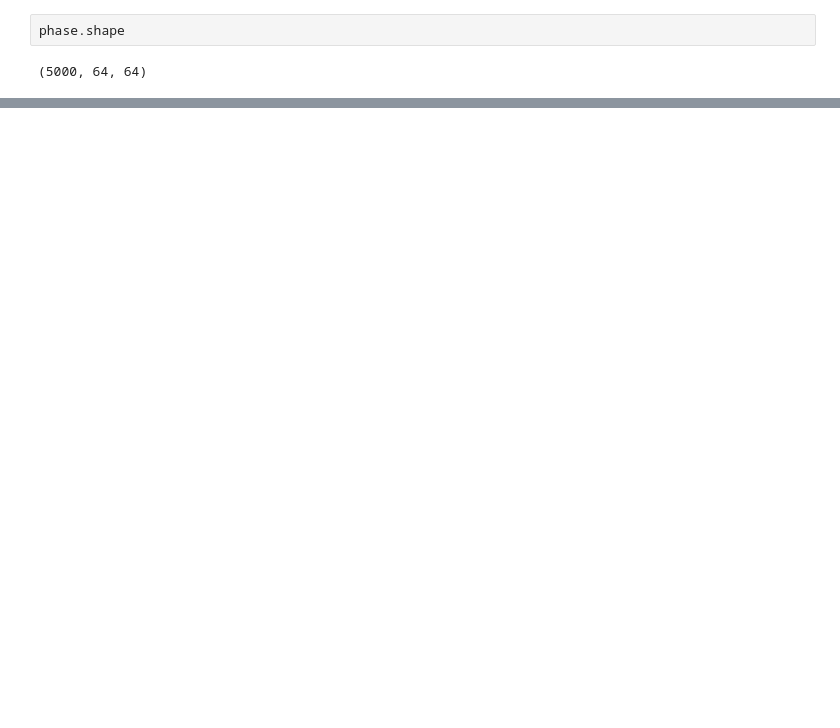
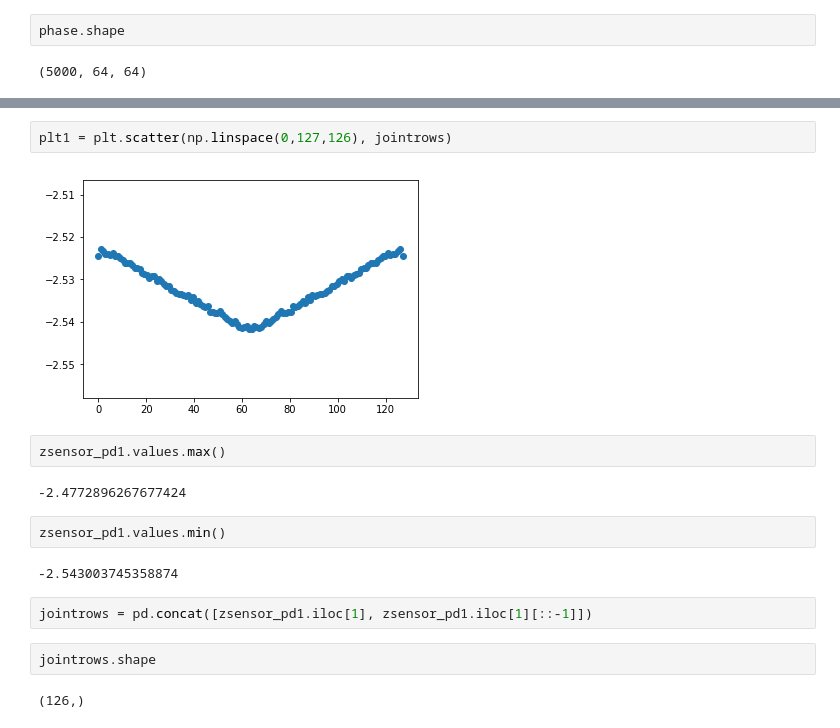
Before and after one commit to EdwardZheng0312/3ddatadiver, a Jupyter notebook: doc/AFM_Explortation.ipynb, the cells around one changed output, grey strips where cells are left out. Saved outputs shown, nothing was run; the diff lists cells and outputs as text; blank space fills up the shorter version.

```diff
--- a/doc/AFM_Explortation.ipynb
+++ b/doc/AFM_Explortation.ipynb
@@ -731,0 +739,18 @@ TypeError: Invalid dimensions for image data
+# %%
+plt1 = plt.scatter(np.linspace(0,127,126), jointrows)
+# %% [output]
+[figure, added]
+# %%
+zsensor_pd1.values.max()
+# %% [output]
+-2.4772896267677424
+# %%
+zsensor_pd1.values.min()
+# %% [output]
+-2.543003745358874
+# %%
+jointrows = pd.concat([zsensor_pd1.iloc[1], zsensor_pd1.iloc[1][::-1]])
+# %%
+jointrows.shape
+# %% [output]
+(126,)
```
Also changed, not shown: parts of 9 cells of this notebook.
